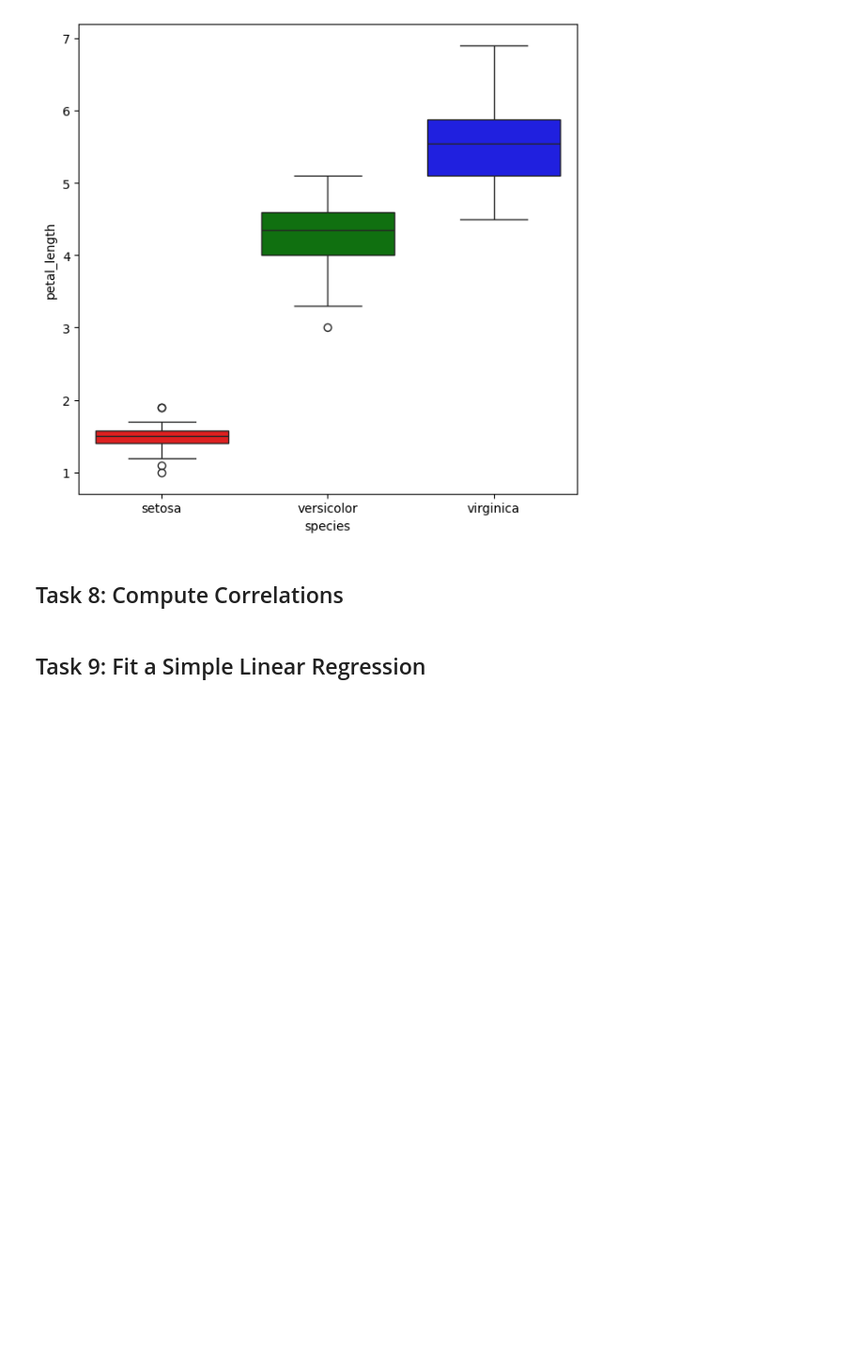
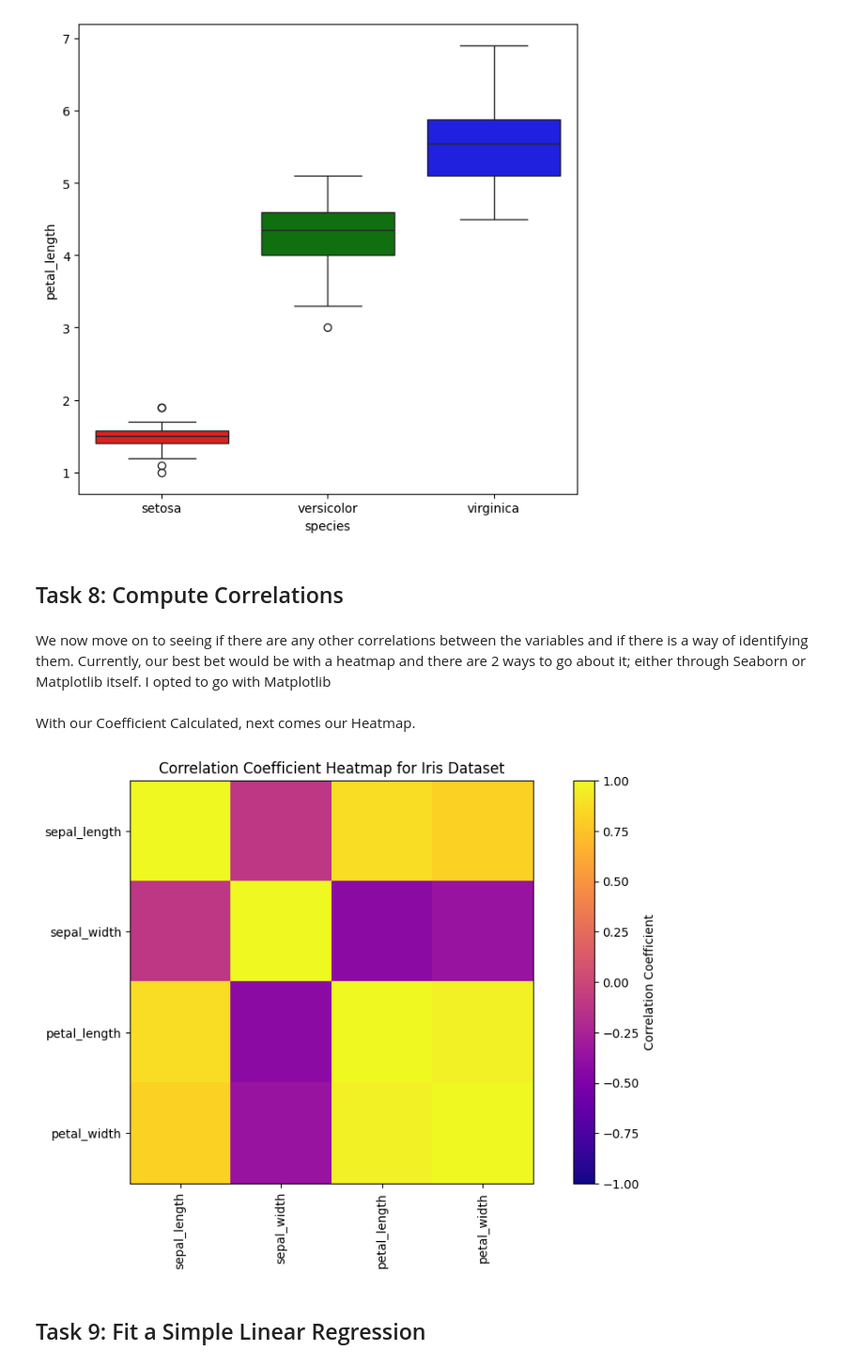
Before and after one commit to LoicBagnoud/principles_of_data_analytics, a Jupyter notebook: tasks.ipynb, the cells around one changed output. Shown at 94% size. Cells and saved outputs as stored; diff of their text form; code cells hidden in the pictures; blank space fills up the shorter version.

```diff
--- a/tasks.ipynb
+++ b/tasks.ipynb
@@ -505,3 +505,6 @@ plt.show()
 [figure]
 # %% [markdown]
 ## Task 8: Compute Correlations
+# %% [markdown]
+We now move on to seeing if there are any other correlations between the variables and if there is a way of identifying them.
+Currently, our best bet would be with a heatmap and there are 2 ways to go about it; either through Seaborn or Matplotlib itself. I opted to go with Matplotlib
@@ -508,3 +533,42 @@ plt.show()
+# %% [markdown]
+With our Coefficient Calculated, next comes our Heatmap.
+# %%
+# The first step is getting our canvas ready. I went the same measurements as the Boxplots before.
+plt.figure(figsize=(12, 6))
+
+# Next comes our actual heatmap. We grab our coefficient, followed by our color scheme as well as our min and max values.
+# We follow that up with the function to bring out colorbar on the side.
+plt.imshow(corr_coef, cmap='plasma', vmin=-1, vmax=1)
+plt.colorbar(label='Correlation Coefficient')
+
+# This part I needed ChatGPT to help me, since I wasn't able to display the features' names.
+# Reference - ChatGPT - Answer:
+'''
+Your current code displays the heatmap but doesn't include instructions to add the feature names as tick labels.
+You need to explicitly set the tick positions and labels for the x-axis and y-axis.
+Explanation
+
+    - plt.xticks(range(len(summarise_df.columns)), summarise_df.columns, rotation=90):
+    - range(len(summarise_df.columns)) generates positions for each column (e.g., 0, 1, 2, ...).
+    - summarise_df.columns provides the corresponding feature names as labels.
+    - rotation=90 rotates the x-axis labels so they don't overlap and remain readable.
+
+'''
+# This led me to the Matplotlib documentation. We then display the names as such:
+plt.xticks(range(len(summarise_df.columns)), summarise_df.columns, rotation=90)
+plt.yticks(range(len(summarise_df.columns)), summarise_df.columns)
+
+# We add a title to the plot and finally we display it.
+plt.title('Correlation Coefficient Heatmap for Iris Dataset')
+plt.show()
+
+# Reference: https://matplotlib.org/stable/api/_as_gen/matplotlib.axes.Axes.imshow.html#matplotlib.axes.Axes.imshow
+#            https://matplotlib.org/stable/gallery/images_contours_and_fields/image_annotated_heatmap.html
+#            https://matplotlib.org/stable/api/_as_gen/matplotlib.pyplot.colorbar.html
+#            https://matplotlib.org/stable/users/explain/colors/colormaps.html
+#            https://matplotlib.org/stable/api/_as_gen/matplotlib.pyplot.xticks.html
+# %% [output]
+[figure, added]
 # %% [markdown]
 ## Task 9: Fit a Simple Linear Regression
 # %% [markdown]
```
Also changed, not shown: parts of 1 cell of this notebook.
